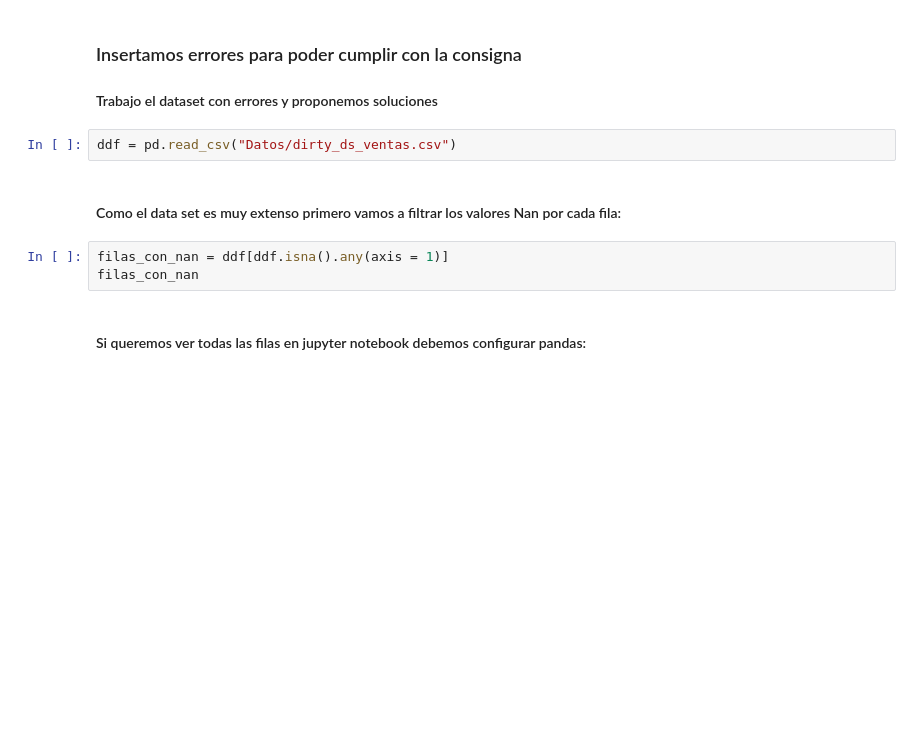
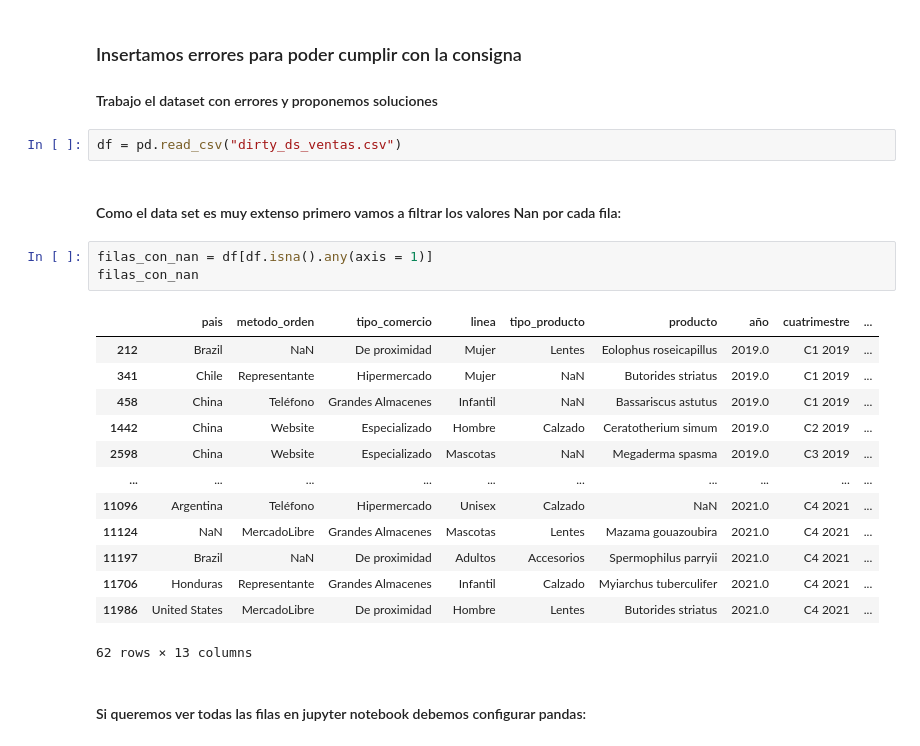
Before and after one commit to valebendezu/ispc-analista-datos, a Jupyter notebook: Proyecto Integrador - Analista de Datos - ISPC.ipynb, the cells around one changed output. Saved outputs shown, nothing was run; the diff lists cells and outputs as text; blank space fills up the shorter version.

```diff
--- a/Proyecto Integrador - Analista de Datos - ISPC.ipynb
+++ b/Proyecto Integrador - Analista de Datos - ISPC.ipynb
@@ -262,12 +409,26 @@ df_sort.to_csv("Datos/ord_pais.csv")
 ### Insertamos errores para poder cumplir con la consigna
 #### Trabajo el dataset con errores y proponemos soluciones
 # %%
-ddf = pd.read_csv("Datos/dirty_ds_ventas.csv")
+df = pd.read_csv("dirty_ds_ventas.csv")
 # %% [markdown]
 #### Como el data set es muy extenso primero vamos a filtrar los valores Nan por cada fila:
 # %%
-filas_con_nan = ddf[ddf.isna().any(axis = 1)]
+filas_con_nan = df[df.isna().any(axis = 1)]
 filas_con_nan
+# %% [output]
+|  | pais | metodo_orden | tipo_comercio | linea | tipo_producto | producto | año | cuatrimestre | ... |
+| 212 | Brazil | NaN | De proximidad | Mujer | Lentes | Eolophus roseicapillus | 2019.0 | C1 2019 | ... |
+| 341 | Chile | Representante | Hipermercado | Mujer | NaN | Butorides striatus | 2019.0 | C1 2019 | ... |
+| 458 | China | Teléfono | Grandes Almacenes | Infantil | NaN | Bassariscus astutus | 2019.0 | C1 2019 | ... |
+| 1442 | China | Website | Especializado | Hombre | Calzado | Ceratotherium simum | 2019.0 | C2 2019 | ... |
+| 2598 | China | Website | Especializado | Mascotas | NaN | Megaderma spasma | 2019.0 | C3 2019 | ... |
+| ... | ... | ... | ... | ... | ... | ... | ... | ... | ... |
+| 11096 | Argentina | Teléfono | Hipermercado | Unisex | Calzado | NaN | 2021.0 | C4 2021 | ... |
+| 11124 | NaN | MercadoLibre | Grandes Almacenes | Mascotas | Lentes | Mazama gouazoubira | 2021.0 | C4 2021 | ... |
+| 11197 | Brazil | NaN | De proximidad | Adultos | Accesorios | Spermophilus parryii | 2021.0 | C4 2021 | ... |
+| 11706 | Honduras | Representante | Grandes Almacenes | Infantil | Calzado | Myiarchus tuberculifer | 2021.0 | C4 2021 | ... |
+| 11986 | United States | MercadoLibre | De proximidad | Hombre | Lentes | Butorides striatus | 2021.0 | C4 2021 | ... |
+62 rows × 13 columns
 # %% [markdown]
 #### Si queremos ver todas las filas en jupyter notebook debemos configurar pandas:
 # %%
```
Also changed, not shown: parts of 48 cells of this notebook.
